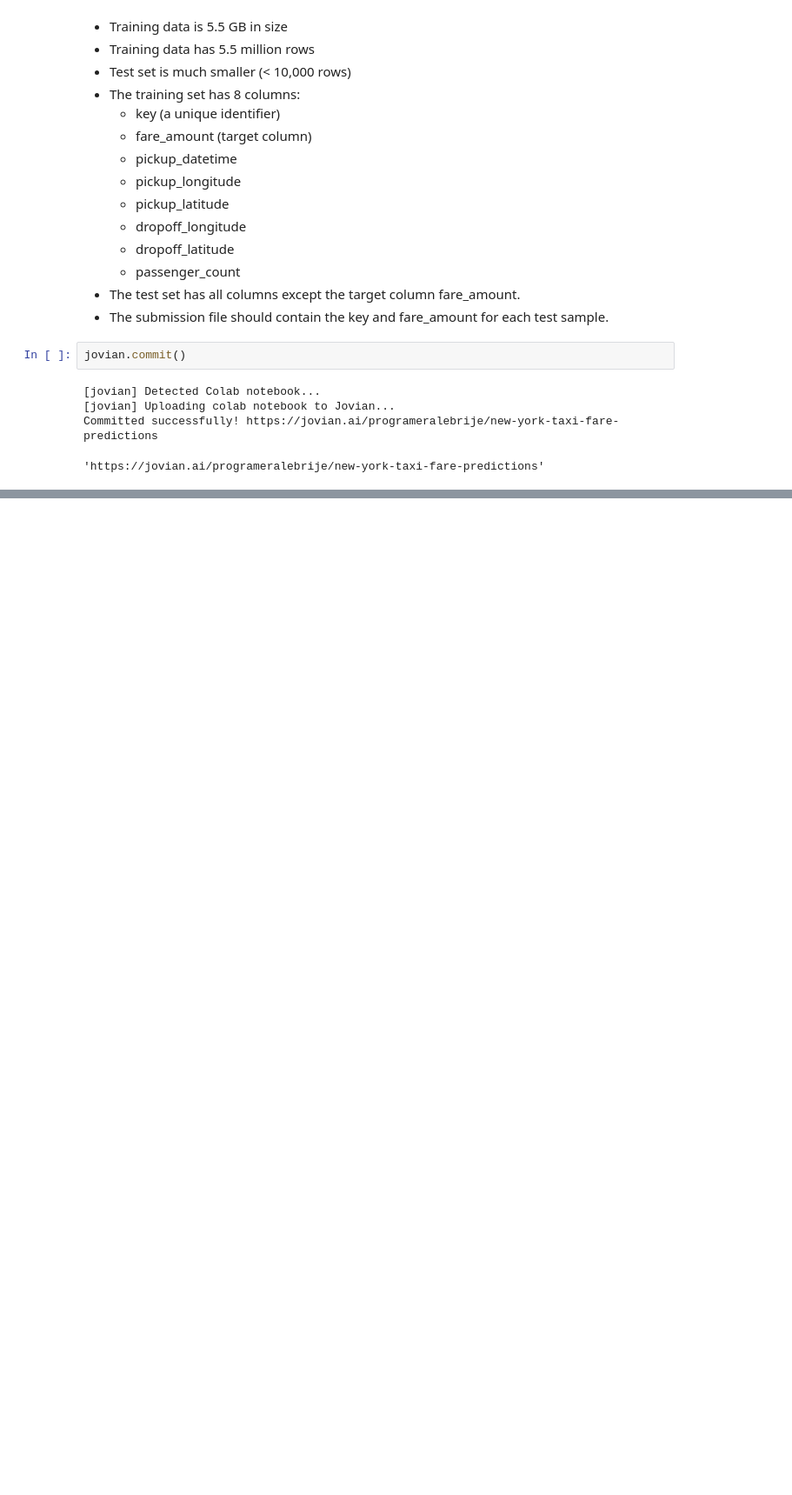
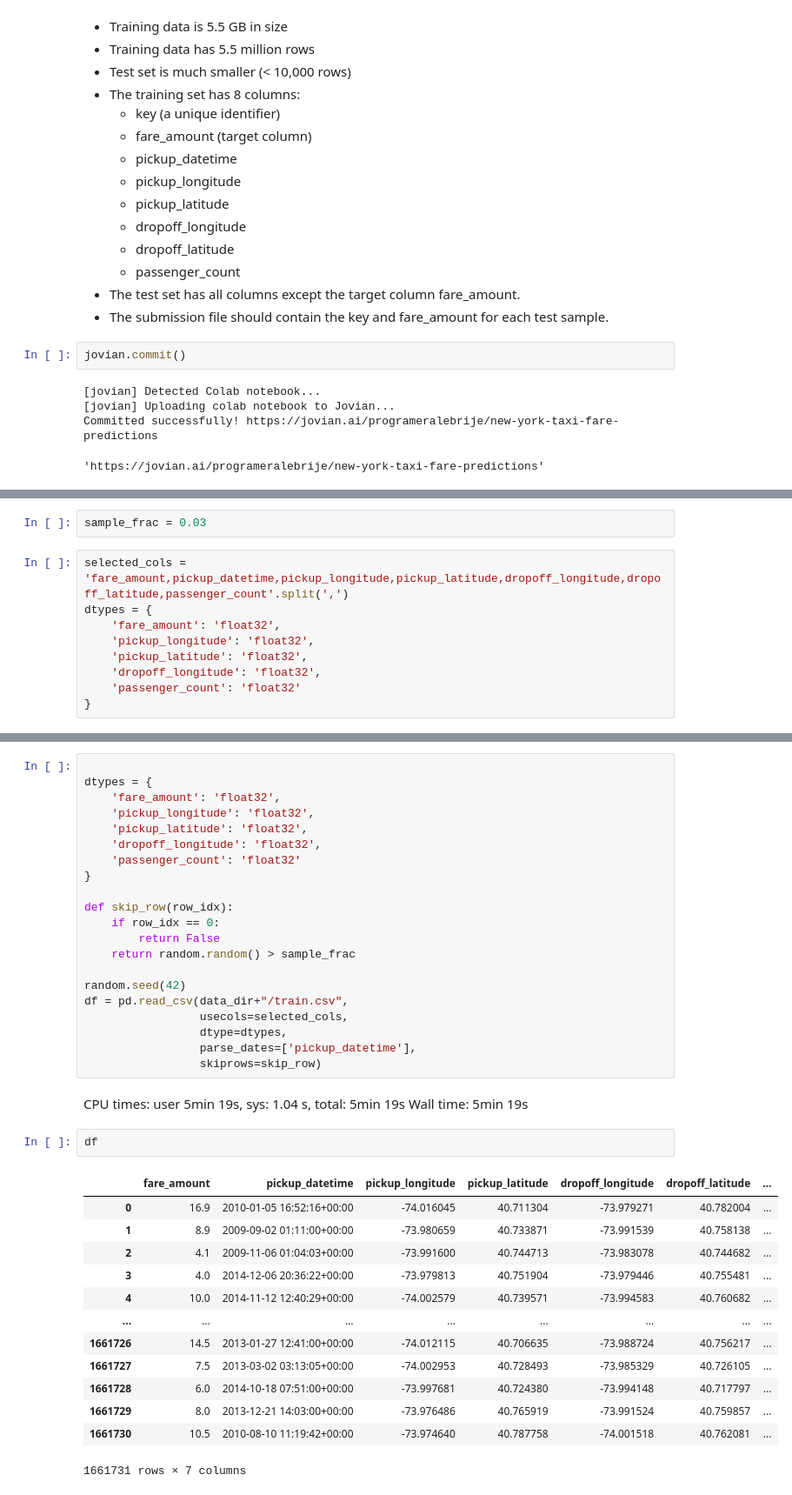
Before and after one commit to programeralebrije/MachineLearningNYtaxi, a Jupyter notebook: new_york_taxi_fare_predictions.ipynb, the cells around one changed output, grey strips where cells are left out. Shown: that part at 87% size. Saved outputs shown, nothing was run; the diff lists cells and outputs as text; blank space fills up the shorter version.

```diff
--- a/new_york_taxi_fare_predictions.ipynb
+++ b/new_york_taxi_fare_predictions.ipynb
@@ -167,0 +209,11 @@ Committed successfully! https://jovian.ai/programeralebrije/new-york-taxi-fare-p
+# %%
+sample_frac = 0.03
+# %%
+selected_cols = 'fare_amount,pickup_datetime,pickup_longitude,pickup_latitude,dropoff_longitude,dropoff_latitude,passenger_count'.split(',')
+dtypes = {
+    'fare_amount': 'float32',
+    'pickup_longitude': 'float32',
+    'pickup_latitude': 'float32',
+    'dropoff_longitude': 'float32',
+    'passenger_count': 'float32'
+}
@@ -167,0 +238,40 @@ Committed successfully! https://jovian.ai/programeralebrije/new-york-taxi-fare-p
+# %%
+
+dtypes = {
+    'fare_amount': 'float32',
+    'pickup_longitude': 'float32',
+    'pickup_latitude': 'float32',
+    'dropoff_longitude': 'float32',
+    'passenger_count': 'float32'
+}
+
+def skip_row(row_idx):
+    if row_idx == 0:
+        return False
+    return random.random() > sample_frac
+
+random.seed(42)
+df = pd.read_csv(data_dir+"/train.csv",
+                 usecols=selected_cols,
+                 dtype=dtypes,
+                 parse_dates=['pickup_datetime'],
+                 skiprows=skip_row)
+# %% [markdown]
+CPU times: user 5min 19s, sys: 1.04 s, total: 5min 19s
+Wall time: 5min 19s
+# %%
+df
+# %% [output]
+|  | fare_amount | pickup_datetime | pickup_longitude | pickup_latitude | dropoff_longitude | dropoff_latitude | ... |
+| 0 | 16.9 | 2010-01-05 16:52:16+00:00 | -74.016045 | 40.711304 | -73.979271 | 40.782004 | ... |
+| 1 | 8.9 | 2009-09-02 01:11:00+00:00 | -73.980659 | 40.733871 | -73.991539 | 40.758138 | ... |
+| 2 | 4.1 | 2009-11-06 01:04:03+00:00 | -73.991600 | 40.744713 | -73.983078 | 40.744682 | ... |
+| 3 | 4.0 | 2014-12-06 20:36:22+00:00 | -73.979813 | 40.751904 | -73.979446 | 40.755481 | ... |
+| 4 | 10.0 | 2014-11-12 12:40:29+00:00 | -74.002579 | 40.739571 | -73.994583 | 40.760682 | ... |
+| ... | ... | ... | ... | ... | ... | ... | ... |
+| 1661726 | 14.5 | 2013-01-27 12:41:00+00:00 | -74.012115 | 40.706635 | -73.988724 | 40.756217 | ... |
+| 1661727 | 7.5 | 2013-03-02 03:13:05+00:00 | -74.002953 | 40.728493 | -73.985329 | 40.726105 | ... |
+| 1661728 | 6.0 | 2014-10-18 07:51:00+00:00 | -73.997681 | 40.724380 | -73.994148 | 40.717797 | ... |
+| 1661729 | 8.0 | 2013-12-21 14:03:00+00:00 | -73.976486 | 40.765919 | -73.991524 | 40.759857 | ... |
+| 1661730 | 10.5 | 2010-08-10 11:19:42+00:00 | -73.974640 | 40.787758 | -74.001518 | 40.762081 | ... |
+1661731 rows × 7 columns
```
Also changed, not shown: parts of 18 cells of this notebook.
